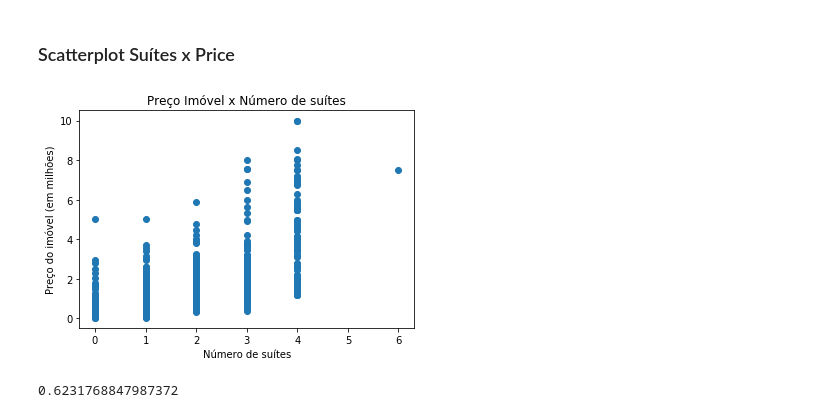
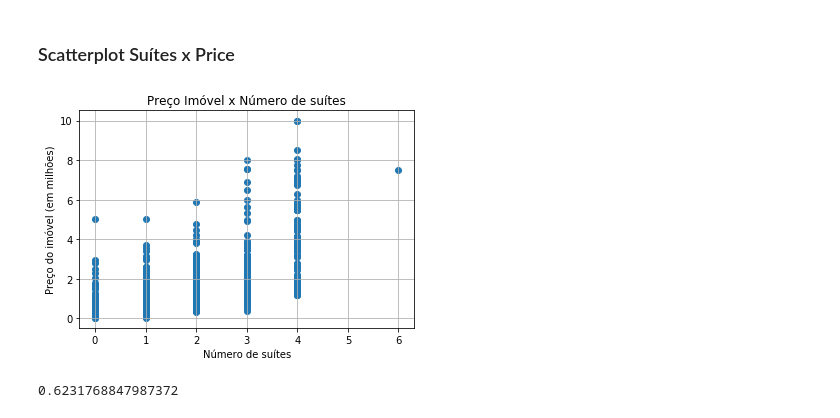
Before and after one commit to arthurfc12/Projeto3CDados, a Jupyter notebook: pr3Oficial.ipynb, the cells around one changed output. Drawn from its saved outputs; the diff is of its cells as text; code cells hidden in the pictures.

```diff
--- a/pr3Oficial.ipynb
+++ b/pr3Oficial.ipynb
@@ -230,13 +234,14 @@ Name: Elevator, dtype: int64
 # %%
 xsuite = data["Suites"]
 ysuite = a
 plt.xlabel('Número de suítes')
 plt.ylabel('Preço do imóvel (em milhões)')
 plt.title('Preço Imóvel x Número de suítes')
 plt.scatter(xsuite, ysuite)
+plt.grid(True)
 plt.show()
 # %% [output]
-[figure, old version]
+[figure, new version]
 # %%
 xsuite.corr(ysuite)
 # %% [output]
```
Also changed, not shown: parts of 9 cells of this notebook, 1 other file.
